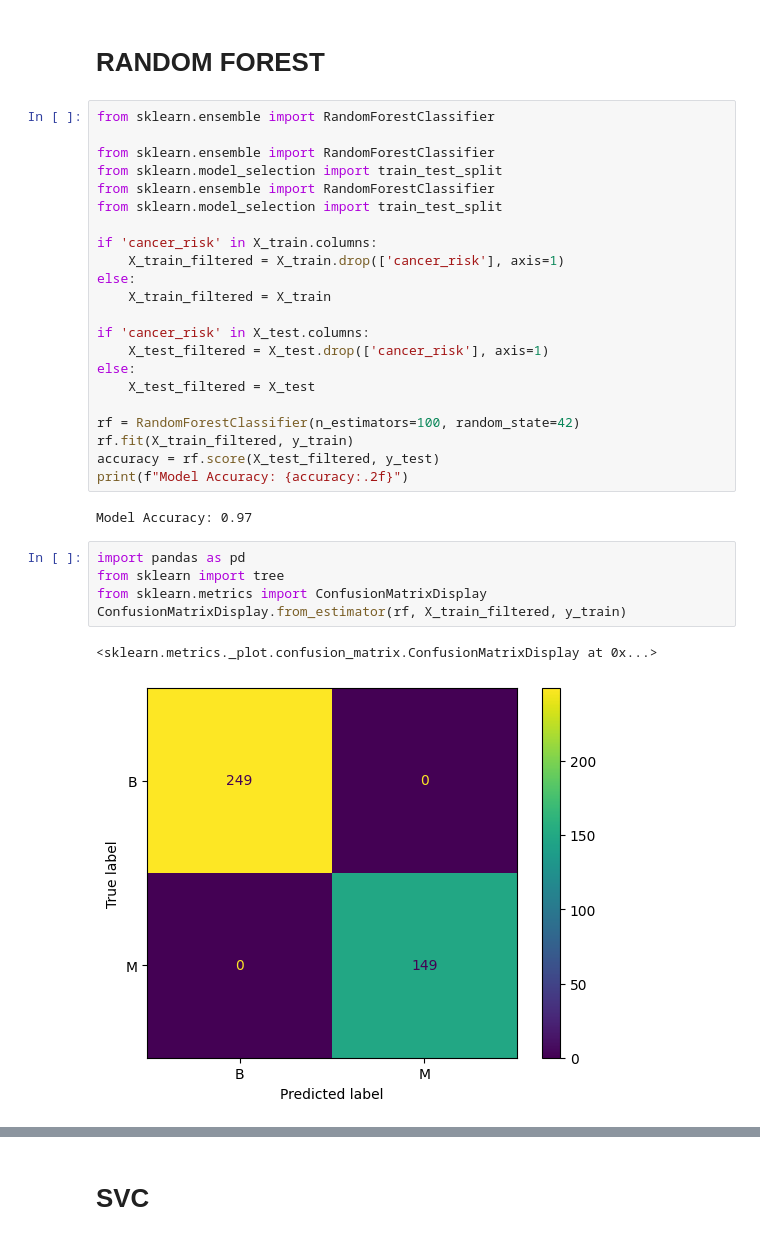
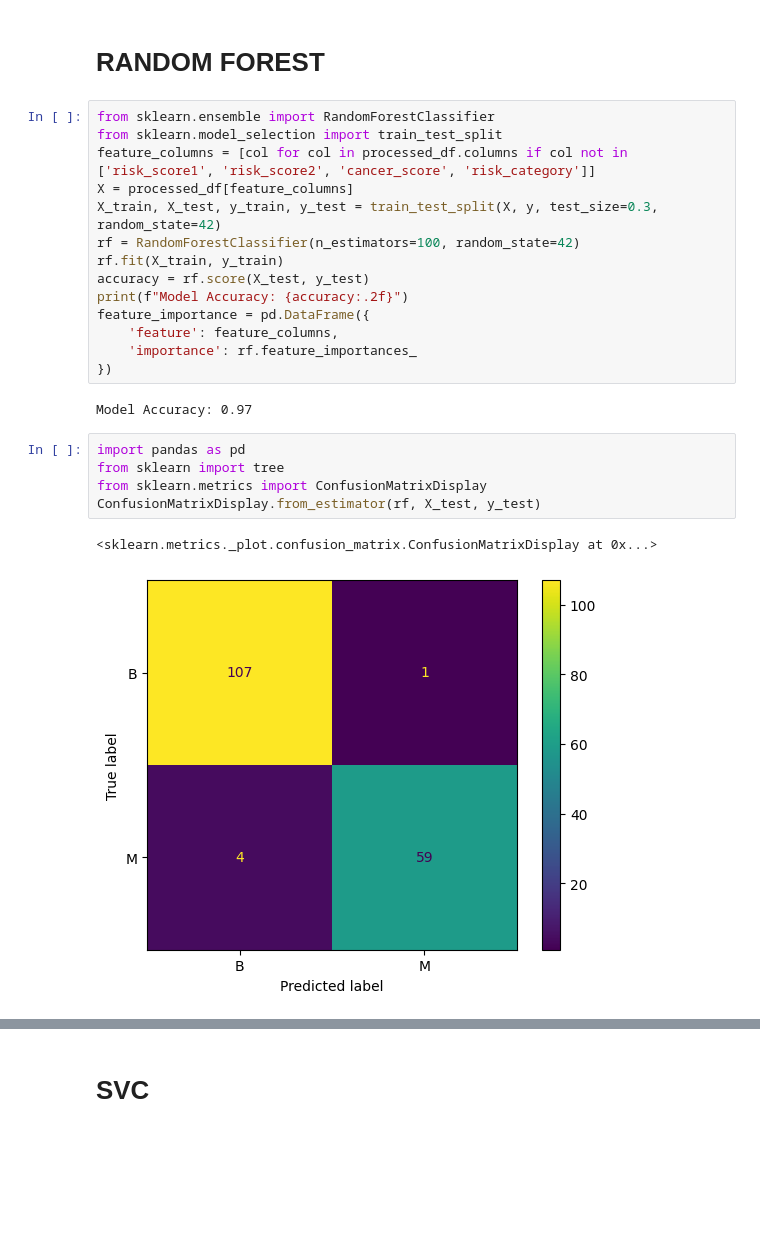
Before and after one commit to Acheedella1/Final-Project, a Jupyter notebook: Preprocessing/models.ipynb, the cells around one changed output, grey strips where cells are left out. Saved outputs shown, nothing was run; the diff lists cells and outputs as text; blank space fills up the shorter version.

```diff
--- a/Preprocessing/models.ipynb
+++ b/Preprocessing/models.ipynb
@@ -109,37 +109,29 @@ First few rows of processed DataFrame with cancer scores:
 5 rows × 30 columns
 # %% [markdown]
 # RANDOM FOREST
-# %%
-from sklearn.ensemble import RandomForestClassifier
-
-from sklearn.ensemble import RandomForestClassifier
-from sklearn.model_selection import train_test_split
-from sklearn.ensemble import RandomForestClassifier
-from sklearn.model_selection import train_test_split
-
-if 'cancer_risk' in X_train.columns:
-    X_train_filtered = X_train.drop(['cancer_risk'], axis=1)
-else:
-    X_train_filtered = X_train
-
-if 'cancer_risk' in X_test.columns:
-    X_test_filtered = X_test.drop(['cancer_risk'], axis=1)
-else:
-    X_test_filtered = X_test
-
-rf = RandomForestClassifier(n_estimators=100, random_state=42)
-rf.fit(X_train_filtered, y_train)
-accuracy = rf.score(X_test_filtered, y_test)
-print(f"Model Accuracy: {accuracy:.2f}")
-# %% [output]
-Model Accuracy: 0.97
+# %%
+from sklearn.ensemble import RandomForestClassifier
+from sklearn.model_selection import train_test_split
+feature_columns = [col for col in processed_df.columns if col not in ['risk_score1', 'risk_score2', 'cancer_score', 'risk_category']]
+X = processed_df[feature_columns]
+X_train, X_test, y_train, y_test = train_test_split(X, y, test_size=0.3, random_state=42)
+rf = RandomForestClassifier(n_estimators=100, random_state=42)
+rf.fit(X_train, y_train)
+accuracy = rf.score(X_test, y_test)
+print(f"Model Accuracy: {accuracy:.2f}")
+feature_importance = pd.DataFrame({
+    'feature': feature_columns,
+    'importance': rf.feature_importances_
+})
+# %% [output]
+Model Accuracy: 0.97
 # %%
 import pandas as pd
 from sklearn import tree
 from sklearn.metrics import ConfusionMatrixDisplay
-ConfusionMatrixDisplay.from_estimator(rf, X_train_filtered, y_train)
+ConfusionMatrixDisplay.from_estimator(rf, X_test, y_test)
 # %% [output]
 <sklearn.metrics._plot.confusion_matrix.ConfusionMatrixDisplay at 0x...>
-[figure, old version]
+[figure, new version]
 # %%
 #recall
```
Also changed, not shown: parts of 3 cells of this notebook, 1 other file.
